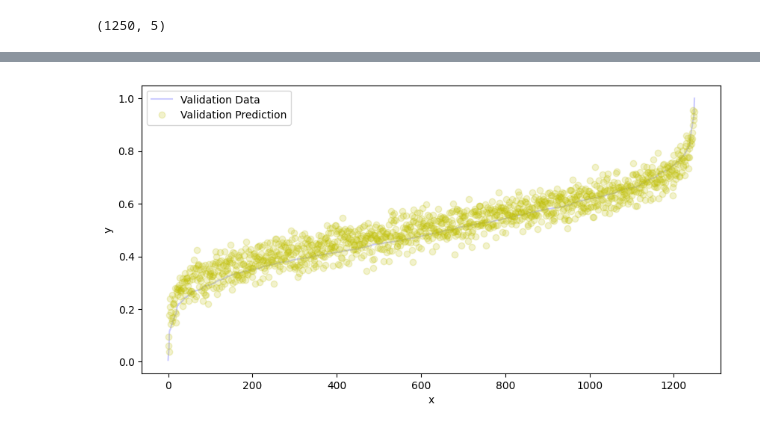
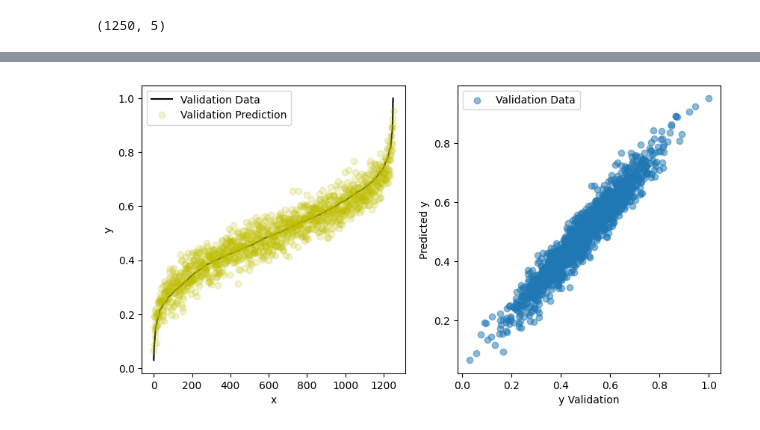
Before and after one commit to adunoluwa1/House-Price-Prediction-using-Regression, a Jupyter notebook: House_Price_Prediction.ipynb, the cells around one changed output, grey strips where cells are left out. Saved outputs shown, nothing was run; the diff lists cells and outputs as text; code cells hidden in the pictures.

```diff
--- a/House_Price_Prediction.ipynb
+++ b/House_Price_Prediction.ipynb
@@ -269,19 +261,23 @@ Model accuracy R2: %91.763
 # %%
 idx = np.argsort(y_val.values)
 idx2 = np.argsort(y_train.values)
 yval = y_val.values[idx]
 ytrain = y_train.values[idx2]
 ypredval = y_pred_val[idx]
 ypredtrain = y_pred_train[idx2]
 
-fig, ax = plt.subplots(figsize=(10,5))
+fig, ax = plt.subplots(1,2,figsize=(10,5))
 # ax.plot(ytrain,'gx',alpha=0.2, label='Training Data')
-ax.plot(yval,'b-', alpha=0.2, label='Validation Data')
 # ax.plot(ypredtrain,'k-', label='Train Prediction')
-ax.plot(ypredval,'yo', alpha=0.2, label='Validation Prediction')
-ax.set_xlabel("x")
-ax.set_ylabel("y")
-ax.legend()
+ax[0].plot(yval,'k-', label='Validation Data')
+ax[0].plot(ypredval,'yo', alpha=0.2, label='Validation Prediction')
+ax[0].set_xlabel("x")
+ax[0].set_ylabel("y")
+ax[0].legend()
+ax[1].scatter(y_val,y_pred_val, alpha=0.5, label='Validation Data')
+ax[1].set_xlabel("y Validation")
+ax[1].set_ylabel("Predicted y")
+ax[1].legend()
 plt.show()
 # %% [output]
-[figure, old version]
+[figure, new version]
```
Also changed, not shown: parts of 6 cells of this notebook.
